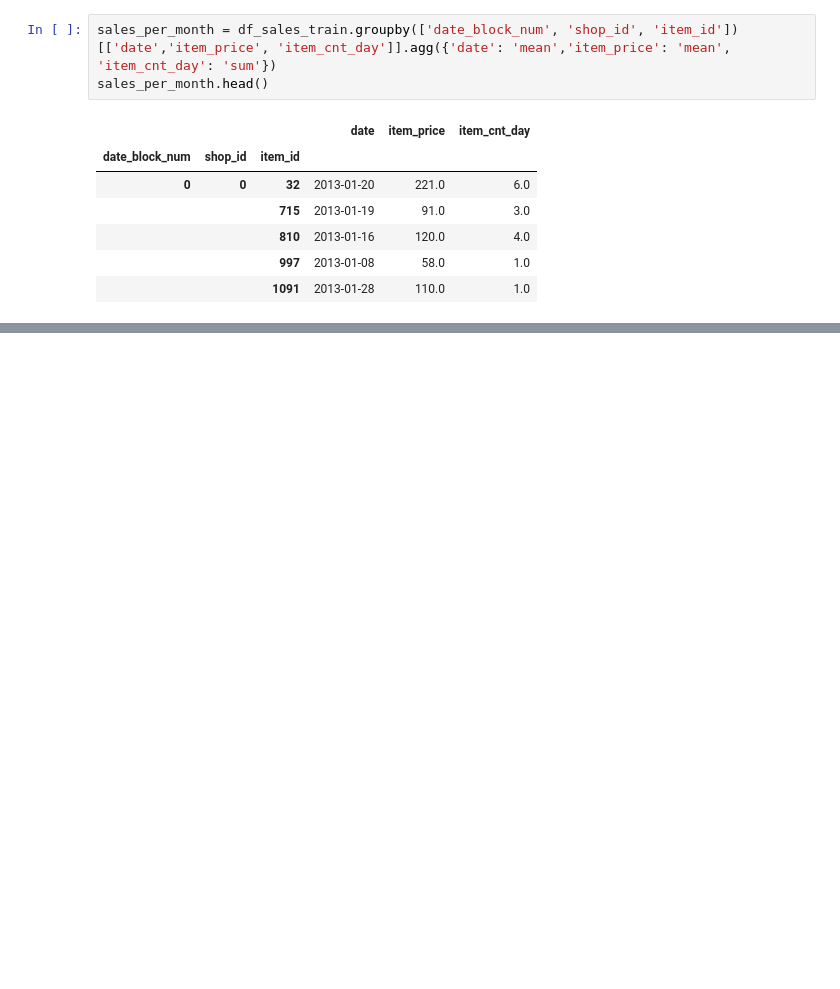
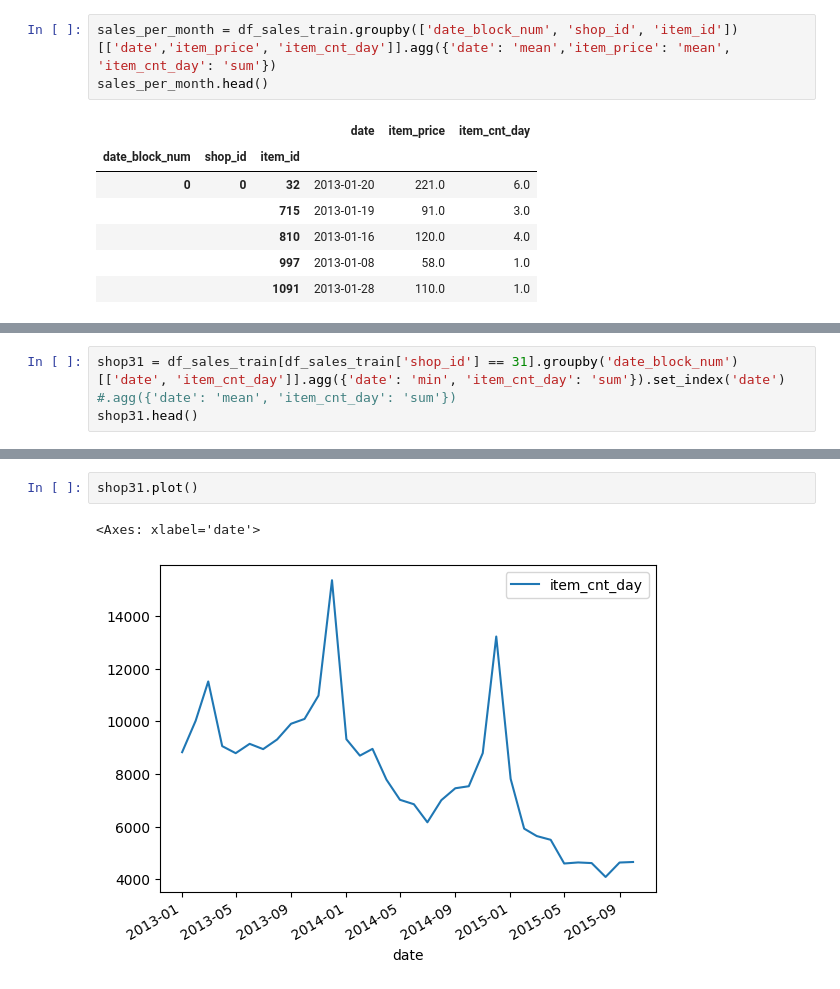
Before and after one commit to YPolina/Trainee, a Jupyter notebook: DS.ipynb, the cells around one changed output, grey strips where cells are left out. Drawn from its saved outputs; the diff is of its cells as text; blank space fills up the shorter version.

```diff
--- a/DS.ipynb
+++ b/DS.ipynb
@@ -124,0 +146,4 @@ fig.show()
+# %%
+shop31 = df_sales_train[df_sales_train['shop_id'] == 31].groupby('date_block_num')[['date', 'item_cnt_day']].agg({'date': 'min', 'item_cnt_day': 'sum'}).set_index('date')
+#.agg({'date': 'mean', 'item_cnt_day': 'sum'})
+shop31.head()
@@ -124,0 +158,5 @@ fig.show()
+# %%
+shop31.plot()
+# %% [output]
+<Axes: xlabel='date'>
+[figure, added]
```
Also changed, not shown: parts of 6 cells of this notebook.
